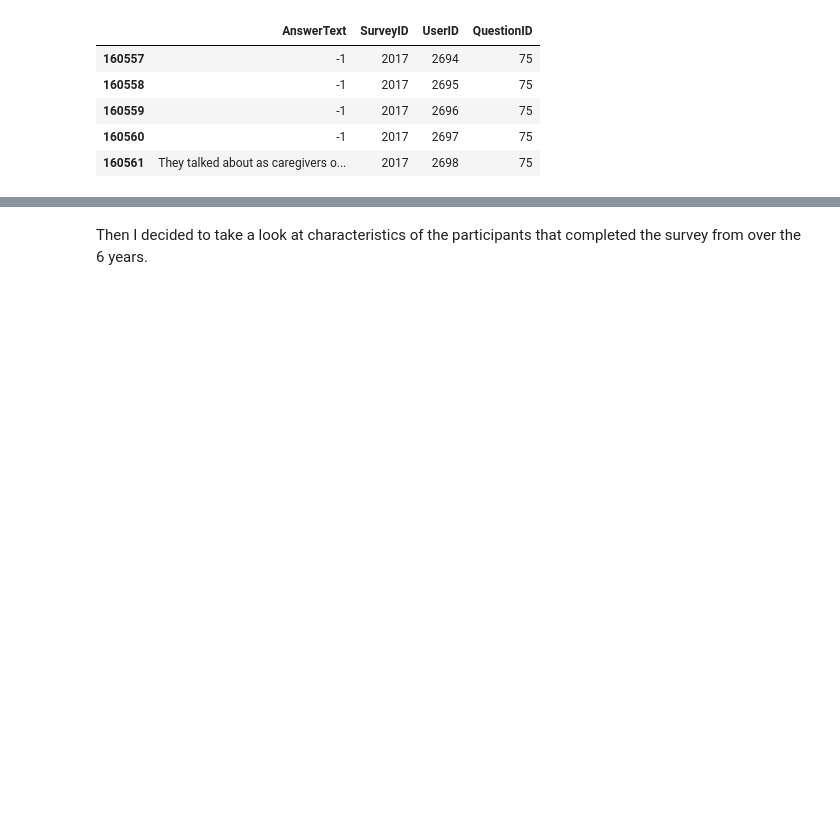
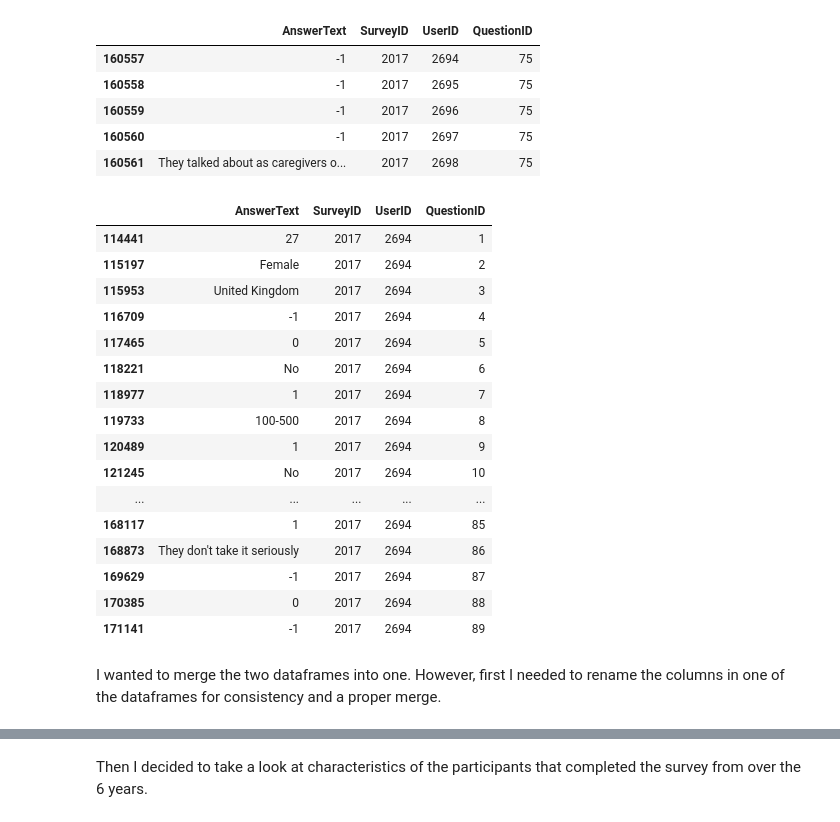
Before and after one commit to laurmarshall/Burnout-In-Tech, a Jupyter notebook: eda.ipynb, the cells around one changed output, grey strips where cells are left out. Cells and saved outputs as stored; diff of their text form; code cells hidden in the pictures; blank space fills up the shorter version.

```diff
--- a/eda.ipynb
+++ b/eda.ipynb
@@ -106,3 +106,26 @@ answer_df[answer_df['QuestionID'] == 75].head()
 | 160559 | -1 | 2017 | 2696 | 75 |
 | 160560 | -1 | 2017 | 2697 | 75 |
 | 160561 | They talked about as caregivers o... | 2017 | 2698 | 75 |
+# %%
+answer_df[answer_df['UserID'] == 2694].shape
+answer_df[answer_df['UserID'] == 2694]
+# %% [output]
+|  | AnswerText | SurveyID | UserID | QuestionID |
+| 114441 | 27 | 2017 | 2694 | 1 |
+| 115197 | Female | 2017 | 2694 | 2 |
+| 115953 | United Kingdom | 2017 | 2694 | 3 |
+| 116709 | -1 | 2017 | 2694 | 4 |
+| 117465 | 0 | 2017 | 2694 | 5 |
+| 118221 | No | 2017 | 2694 | 6 |
+| 118977 | 1 | 2017 | 2694 | 7 |
+| 119733 | 100-500 | 2017 | 2694 | 8 |
+| 120489 | 1 | 2017 | 2694 | 9 |
+| 121245 | No | 2017 | 2694 | 10 |
+| ... | ... | ... | ... | ... |
+| 168117 | 1 | 2017 | 2694 | 85 |
+| 168873 | They don't take it seriously | 2017 | 2694 | 86 |
+| 169629 | -1 | 2017 | 2694 | 87 |
+| 170385 | 0 | 2017 | 2694 | 88 |
+| 171141 | -1 | 2017 | 2694 | 89 |
+# %% [markdown]
+I wanted to merge the two dataframes into one. However, first I needed to rename the columns in one of the dataframes for consistency and a proper merge.
```
Also changed, not shown: parts of 12 cells of this notebook.
